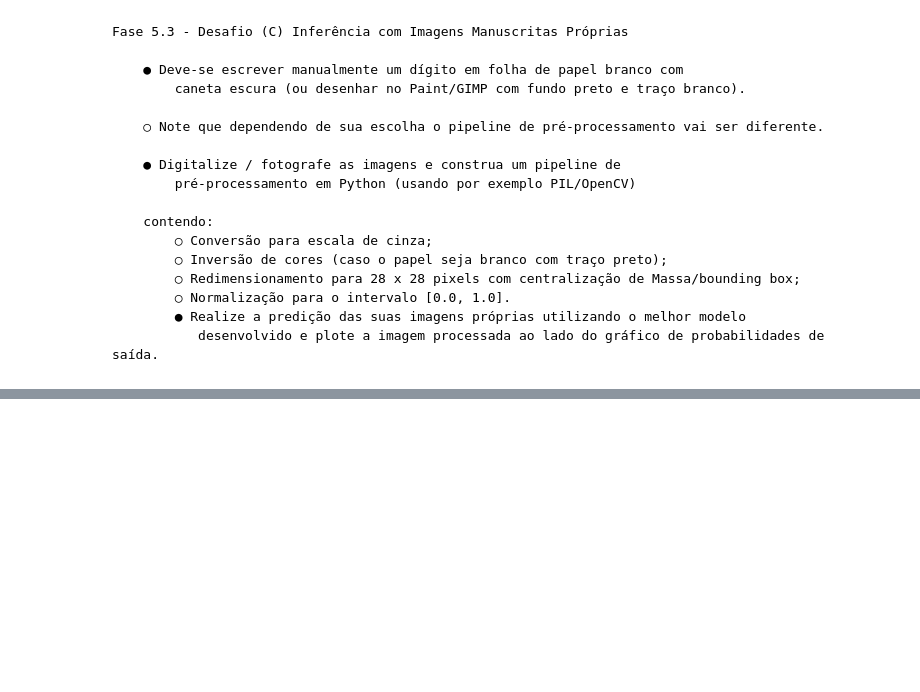
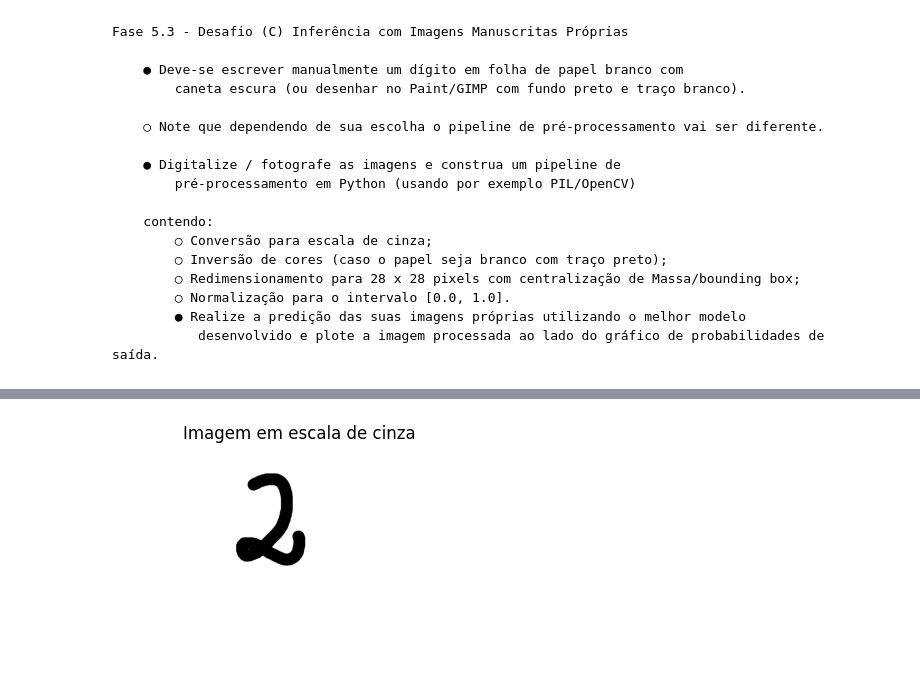
Before and after one commit to rafadebem1-cpu/Analise_preditiva_digitos_manuscritos, a Jupyter notebook: mproj_mod2.ipynb, the cells around one changed output, grey strips where cells are left out. Saved outputs shown, nothing was run; the diff lists cells and outputs as text; code cells hidden in the pictures; blank space fills up the shorter version.

```diff
--- a/mproj_mod2.ipynb
+++ b/mproj_mod2.ipynb
@@ -1672,0 +1690,16 @@ Portanto, o experimento mostra que o modelo apresentou excelente desempenho no c
+# %%
+# converter para escala de cinza
+
+imagem_cinza = imagem.convert("L")
+
+plt.figure(figsize=(5, 5))
+plt.imshow(imagem_cinza, cmap="gray")
+plt.axis("off")
+plt.title("Imagem em escala de cinza")
+plt.show()
+
+# O "L" significa que a imagem será representada em tons de cinza, com valores entre:
+# 0   → preto
+# 255 → branco
+# %% [output]
+[figure, added]
```
Also changed, not shown: parts of 28 cells of this notebook, 5 other files.
